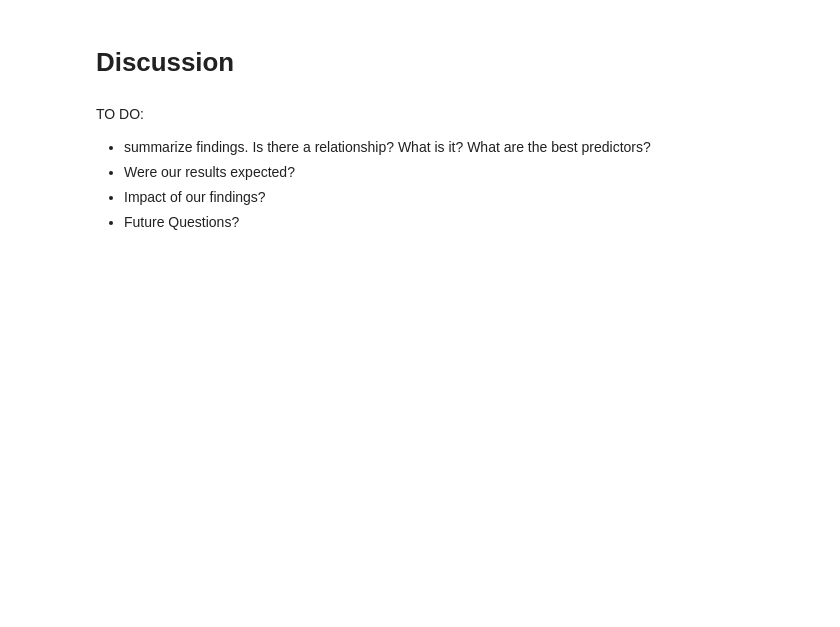
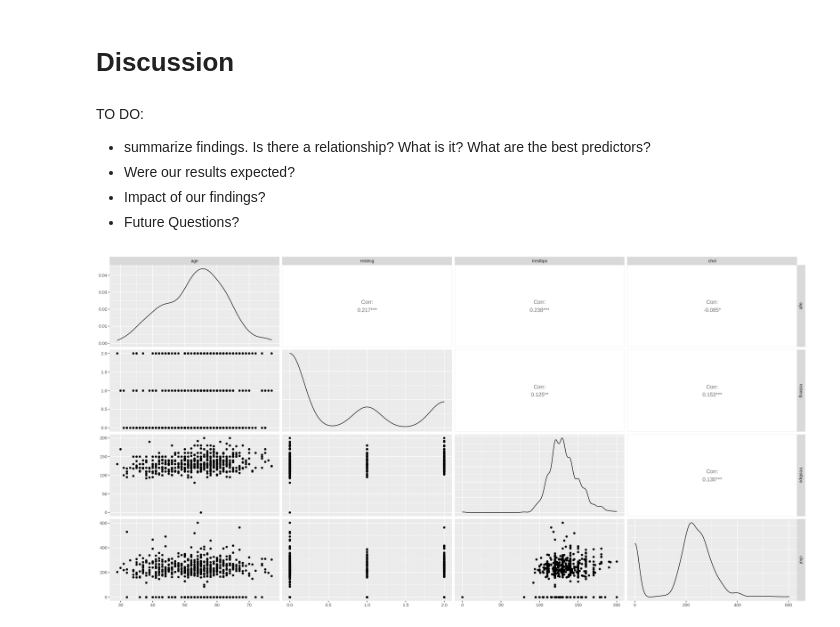
Before and after one commit to klydestad/group_153_project, a Jupyter notebook: group.153.project.report.ipynb, the cells around one changed output. Cells and saved outputs as stored; diff of their text form; code cells hidden in the pictures; blank space fills up the shorter version.

Commit message:
TEST predictors

```diff
--- a/group.153.project.report.ipynb
+++ b/group.153.project.report.ipynb
@@ -152,3 +156,27 @@ TO DO:
 - Were our results expected?
 - Impact of our findings?
 - Future Questions?
+# %%
+set.seed(2000)
+
+#?? not working
+
+
+heart_predicting_testing <- as_tibble(select(heart_train,age, restecg, trestbps, chol))
+
+
+
+
+options(repr.plot.height = 10, repr.plot.width = 20)
+heart_train_predictors <- heart_predicting_testing %>%
+    mutate_all(as.numeric) %>%
+    ggpairs(columns = 1:4, alpha = 0.05)%>%
+    suppressWarnings()
+
+#van_train_predictors <- ggpairs(van_train, columns = 1:6)
+
+
+
+heart_train_predictors
+# %% [output]
+[figure, added]
```
Also changed, not shown: parts of 1 cell of this notebook.
